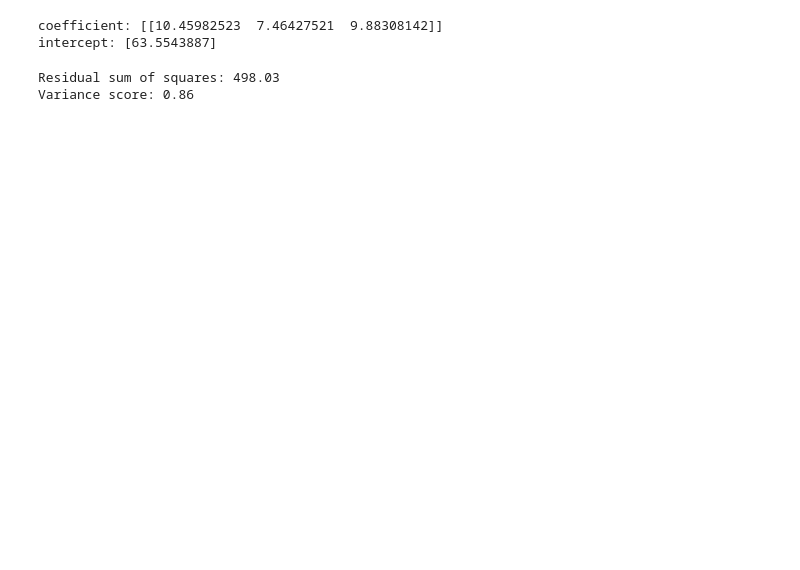
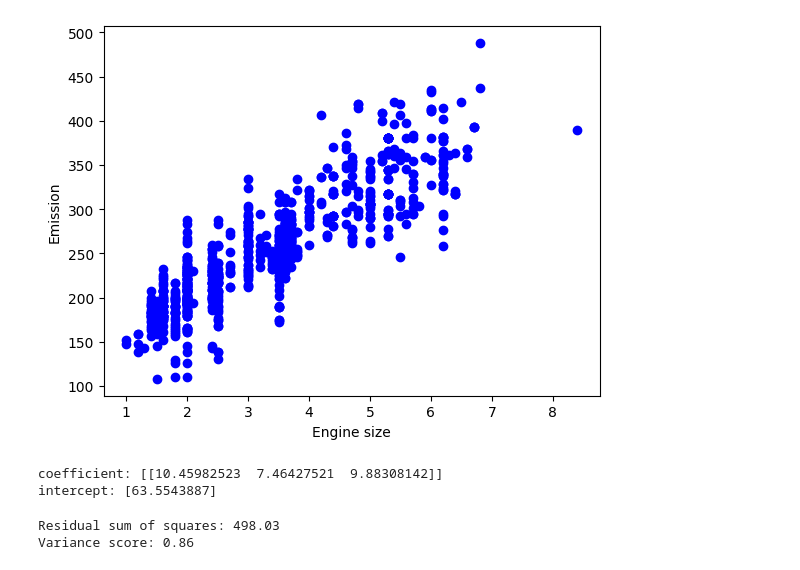
Before and after one commit to kimia-yousefi/regression, a Jupyter notebook: MultipleLinearRegression/MultipleLinearReg.ipynb, the cells around one changed output. Drawn from its saved outputs; the diff is of its cells as text; code cells hidden in the pictures; blank space fills up the shorter version.

```diff
--- a/MultipleLinearRegression/MultipleLinearReg.ipynb
+++ b/MultipleLinearRegression/MultipleLinearReg.ipynb
@@ -28,6 +35,13 @@ msk = np.random.rand(len(df)) < 0.8
 
 train = cdf[msk]
 test = cdf[~msk]
+# %%
+plt.scatter(train.ENGINESIZE, train.CO2EMISSIONS,  color='blue')
+plt.xlabel("Engine size")
+plt.ylabel("Emission")
+plt.show()
+# %% [output]
+[figure, added]
 # %%
 from sklearn import linear_model
 
```
Also changed, not shown: parts of 1 cell of this notebook.
